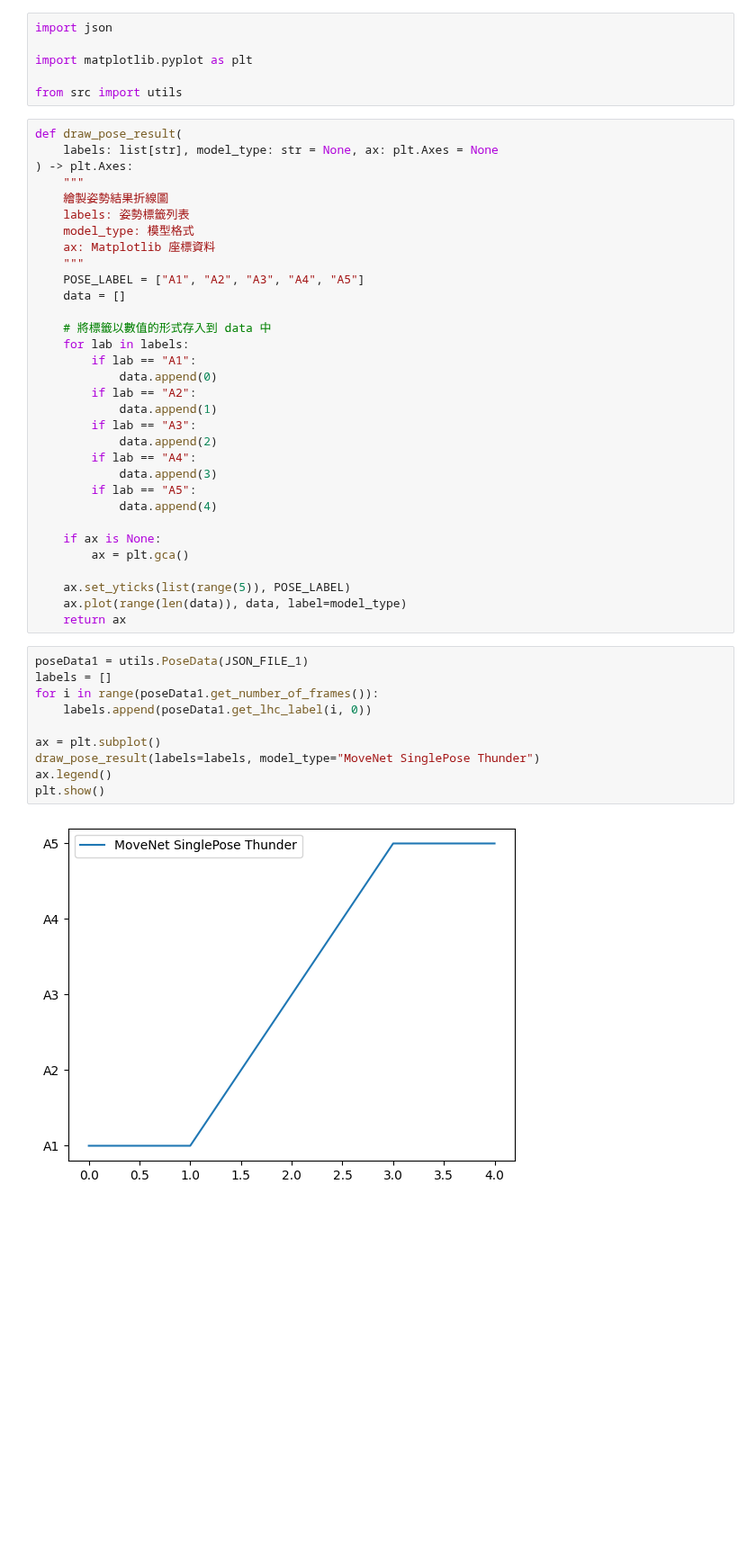
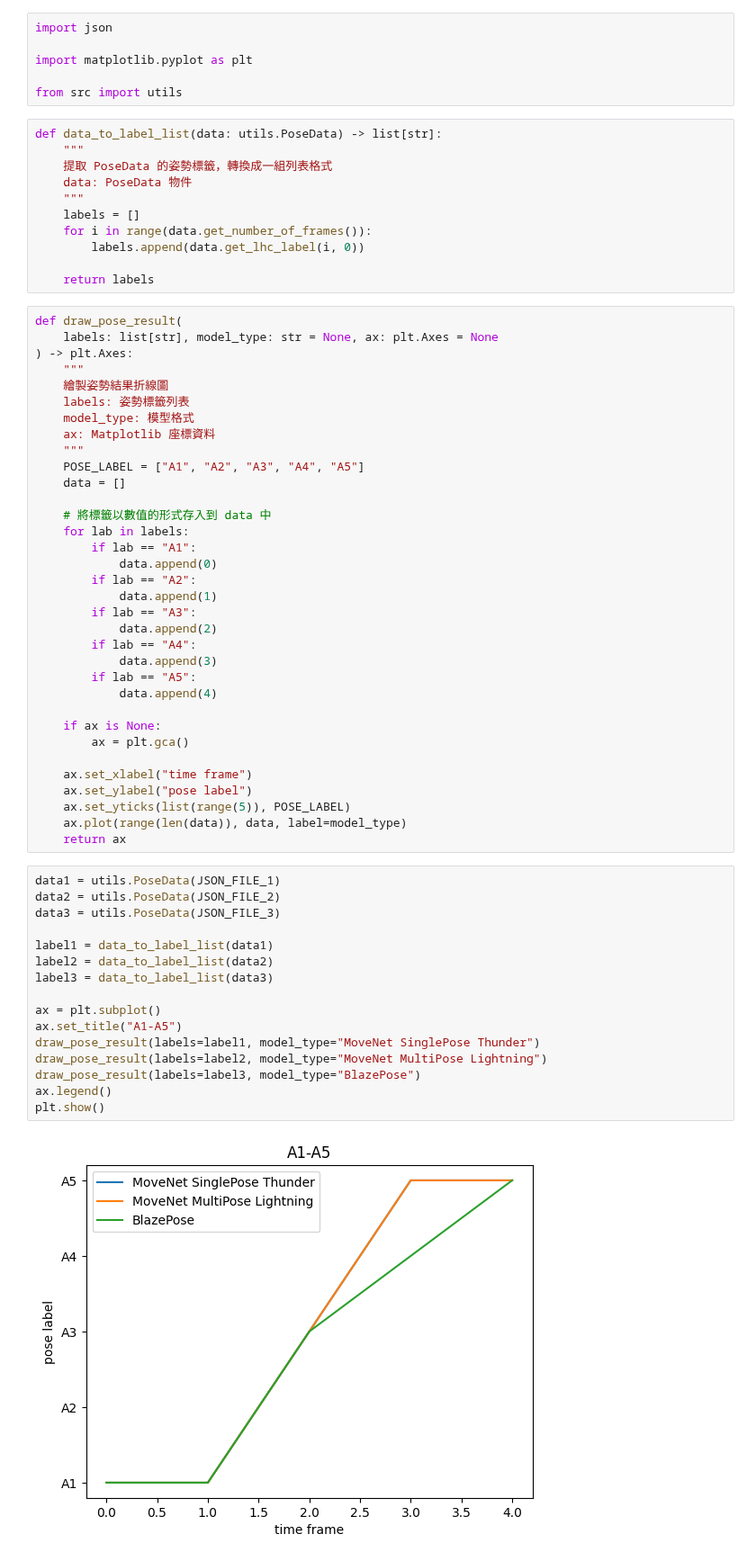
Before and after one commit to trinagle1289/kim-flutter-nodejs, a Jupyter notebook: python/plot-painter/JsonToPlot.ipynb, the cells around one changed output. Shown at 90% size. Cells and saved outputs as stored; diff of their text form; blank space fills up the shorter version.

Commit message:
fix: 完成 JsonToPlot 的圖表建立
目前使用了三種格式進行測試
之後會再去測試其他模型

```diff
--- a/python/plot-painter/JsonToPlot.ipynb
+++ b/python/plot-painter/JsonToPlot.ipynb
@@ -8,6 +8,17 @@ import json
 import matplotlib.pyplot as plt
 
 from src import utils
+# %%
+def data_to_label_list(data: utils.PoseData) -> list[str]:
+    """
+    提取 PoseData 的姿勢標籤，轉換成一組列表格式
+    data: PoseData 物件
+    """
+    labels = []
+    for i in range(data.get_number_of_frames()):
+        labels.append(data.get_lhc_label(i, 0))
+
+    return labels
 # %%
 def draw_pose_result(
     labels: list[str], model_type: str = None, ax: plt.Axes = None
@@ -37,18 +48,26 @@ def draw_pose_result(
     if ax is None:
         ax = plt.gca()
 
+    ax.set_xlabel("time frame")
+    ax.set_ylabel("pose label")
     ax.set_yticks(list(range(5)), POSE_LABEL)
     ax.plot(range(len(data)), data, label=model_type)
     return ax
 # %%
-poseData1 = utils.PoseData(JSON_FILE_1)
-labels = []
-for i in range(poseData1.get_number_of_frames()):
-    labels.append(poseData1.get_lhc_label(i, 0))
+data1 = utils.PoseData(JSON_FILE_1)
+data2 = utils.PoseData(JSON_FILE_2)
+data3 = utils.PoseData(JSON_FILE_3)
+
+label1 = data_to_label_list(data1)
+label2 = data_to_label_list(data2)
+label3 = data_to_label_list(data3)
 
 ax = plt.subplot()
-draw_pose_result(labels=labels, model_type="MoveNet SinglePose Thunder")
+ax.set_title("A1-A5")
+draw_pose_result(labels=label1, model_type="MoveNet SinglePose Thunder")
+draw_pose_result(labels=label2, model_type="MoveNet MultiPose Lightning")
+draw_pose_result(labels=label3, model_type="BlazePose")
 ax.legend()
 plt.show()
 # %% [output]
-[figure, old version]
+[figure, new version]
```
Also changed, not shown: parts of 1 cell of this notebook.
